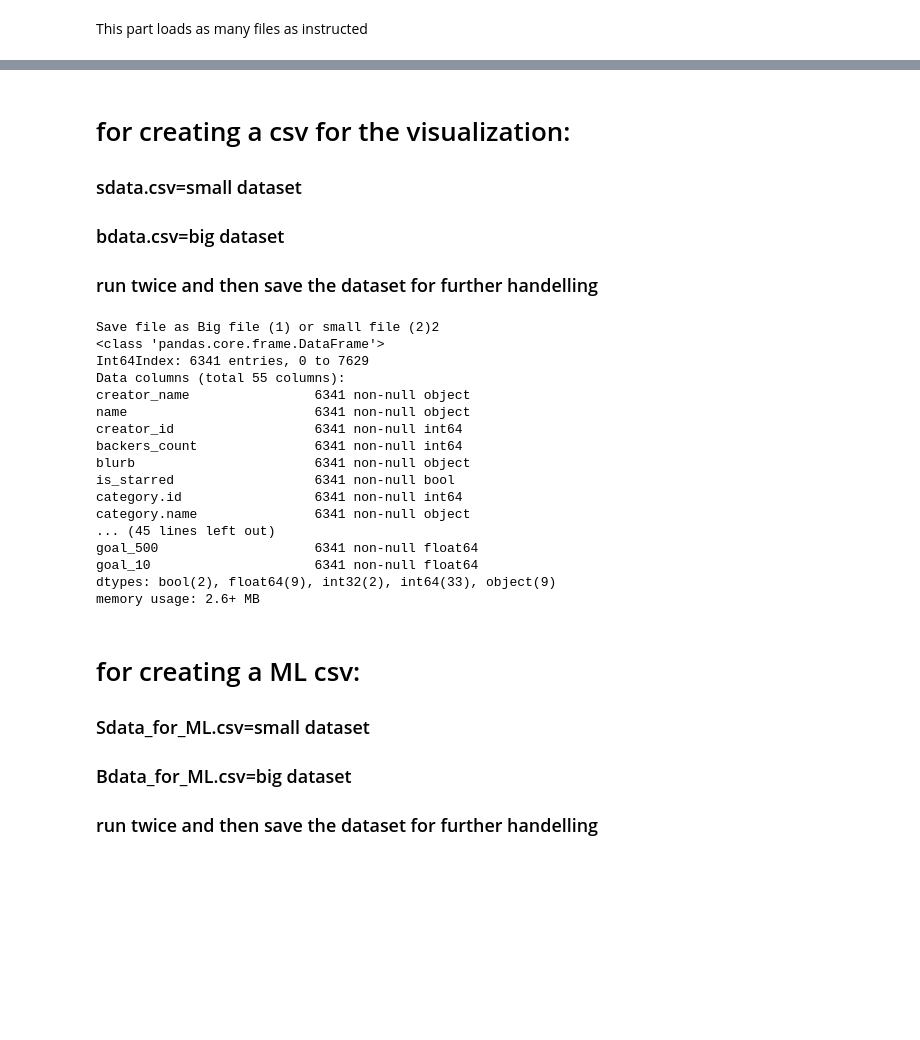
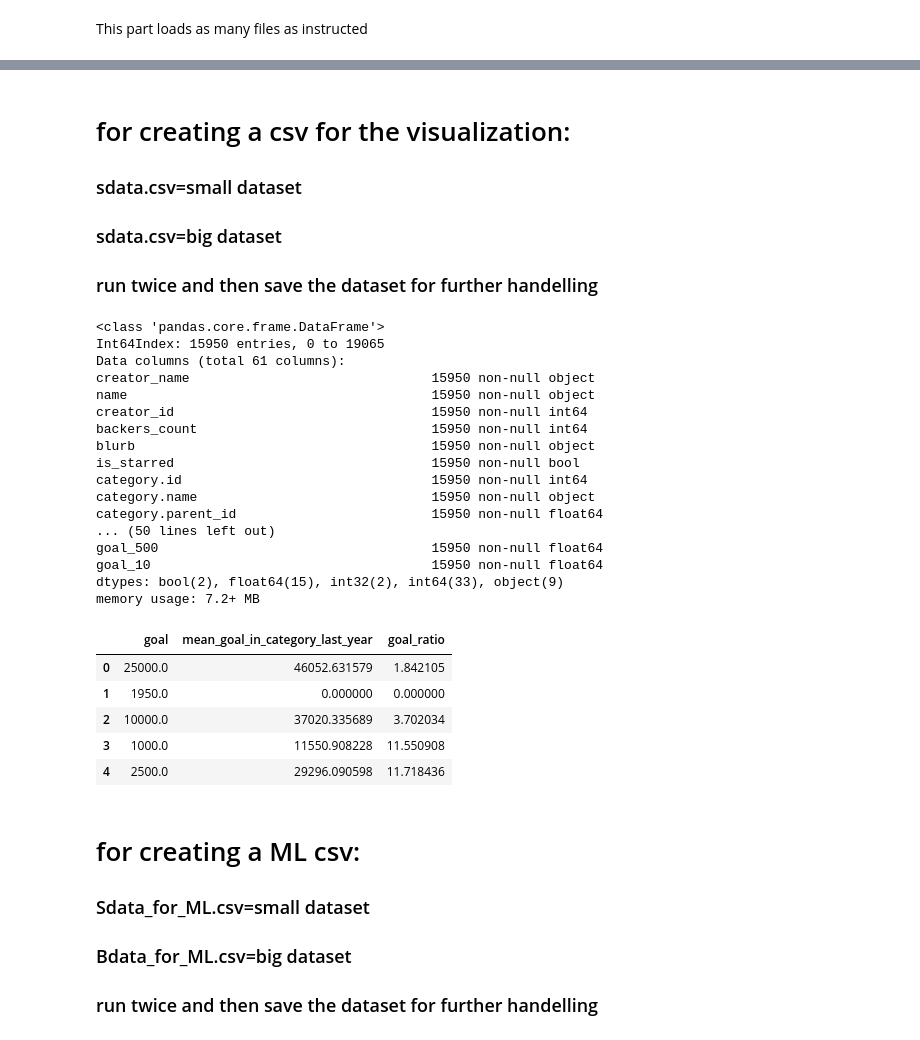
Before and after one commit to etoister/Kickstarter, a Jupyter notebook: Kicker Oracle-Raw Data.ipynb, the cells around one changed output, grey strips where cells are left out. Drawn from its saved outputs; the diff is of its cells as text; code cells hidden in the pictures; blank space fills up the shorter version.

```diff
--- a/Kicker Oracle-Raw Data.ipynb
+++ b/Kicker Oracle-Raw Data.ipynb
@@ -306,7 +381,7 @@ memory usage: 2.0+ MB
 # %% [markdown]
 # for creating a csv for the visualization:
 ### sdata.csv=small dataset
-### bdata.csv=big dataset
+### sdata.csv=big dataset
 
 ### run twice and then save the dataset for further handelling
 # %%
@@ -351,29 +426,25 @@ data['blurb_non_character'] = data.blurb.apply(count_non_character)
 data['goal_1000'] = data.goal.apply(lambda x: x // 1000)
 data['goal_500'] = data.goal.apply(lambda x: x // 500)
 data['goal_10'] = data.goal.apply(lambda x: x // 10)
-#data=data.drop(['Unnamed: 0'],axis=1)
+data=data.fillna(value=0)
 #change the name for differnt sizes
-filename= input('Save file as Big file (1) or small file (2)')
-if filename==1 :
-    data.to_csv('data/Bdata.csv')
-else:
-    data.to_csv('data/sdata.csv')
+data.to_csv('Data/sdata.csv')
 data.info(10)
 # %% [output]
-Save file as Big file (1) or small file (2)2
 <class 'pandas.core.frame.DataFrame'>
-Int64Index: 6341 entries, 0 to 7629
-Data columns (total 55 columns):
-creator_name                6341 non-null object
-name                        6341 non-null object
-creator_id                  6341 non-null int64
-backers_count               6341 non-null int64
-blurb                       6341 non-null object
-is_starred                  6341 non-null bool
-category.id                 6341 non-null int64
-category.name               6341 non-null object
-... (45 lines left out)
-goal_500                    6341 non-null float64
-goal_10                     6341 non-null float64
-dtypes: bool(2), float64(9), int32(2), int64(33), object(9)
-memory usage: 2.6+ MB
+Int64Index: 15950 entries, 0 to 19065
+Data columns (total 61 columns):
+creator_name                               15950 non-null object
+name                                       15950 non-null object
+creator_id                                 15950 non-null int64
+backers_count                              15950 non-null int64
+blurb                                      15950 non-null object
+is_starred                                 15950 non-null bool
+category.id                                15950 non-null int64
+category.name                              15950 non-null object
+category.parent_id                         15950 non-null float64
+... (50 lines left out)
+goal_500                                   15950 non-null float64
+goal_10                                    15950 non-null float64
+dtypes: bool(2), float64(15), int32(2), int64(33), object(9)
+memory usage: 7.2+ MB
@@ -382,3 +451,18 @@ list(data.columns)
+# %%
+def goal_ratio(data):
+    data['goal_ratio']=data['mean_goal_in_category_last_year']/data['goal']
+
+    return data
+
+data = goal_ratio(data)
+data[['goal','mean_goal_in_category_last_year','goal_ratio']].head()
+# %% [output]
+|  | goal | mean_goal_in_category_last_year | goal_ratio |
+| 0 | 25000.0 | 46052.631579 | 1.842105 |
+| 1 | 1950.0 | 0.000000 | 0.000000 |
+| 2 | 10000.0 | 37020.335689 | 3.702034 |
+| 3 | 1000.0 | 11550.908228 | 11.550908 |
+| 4 | 2500.0 | 29296.090598 | 11.718436 |
 # %% [markdown]
 # for creating a ML csv:
 ### Sdata_for_ML.csv=small dataset
```
Also changed, not shown: parts of 13 cells of this notebook.
